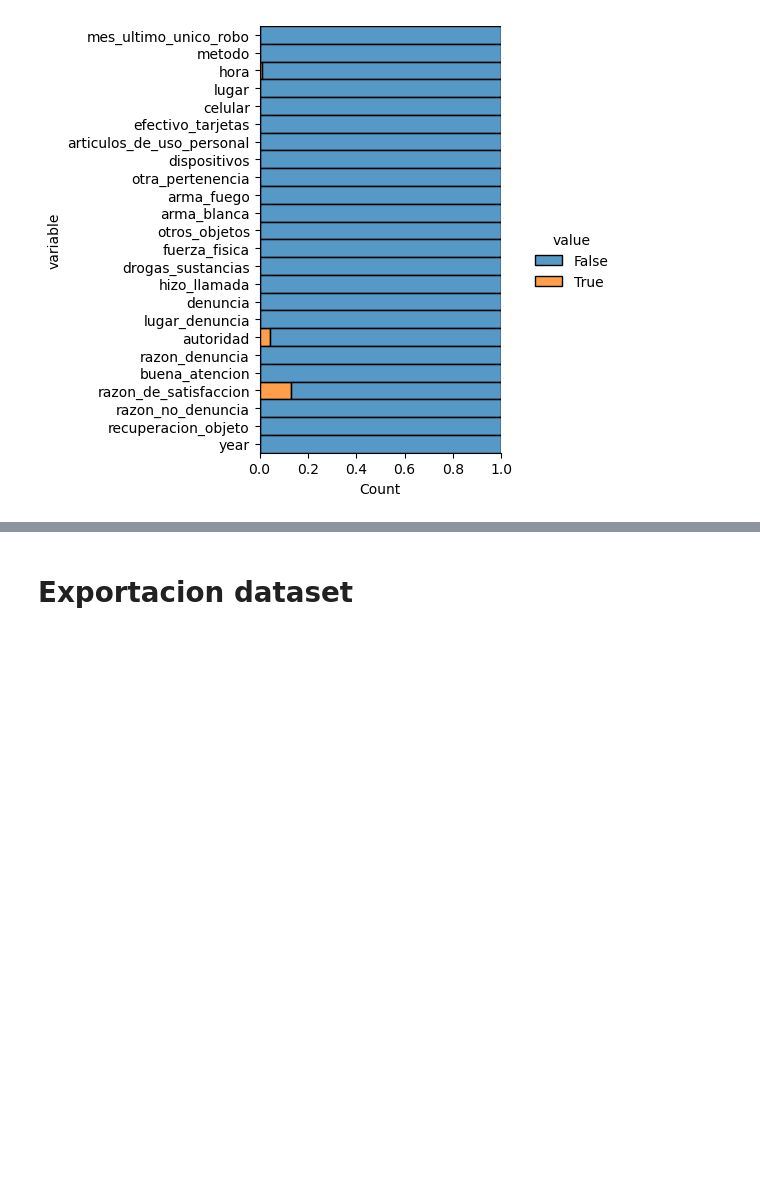
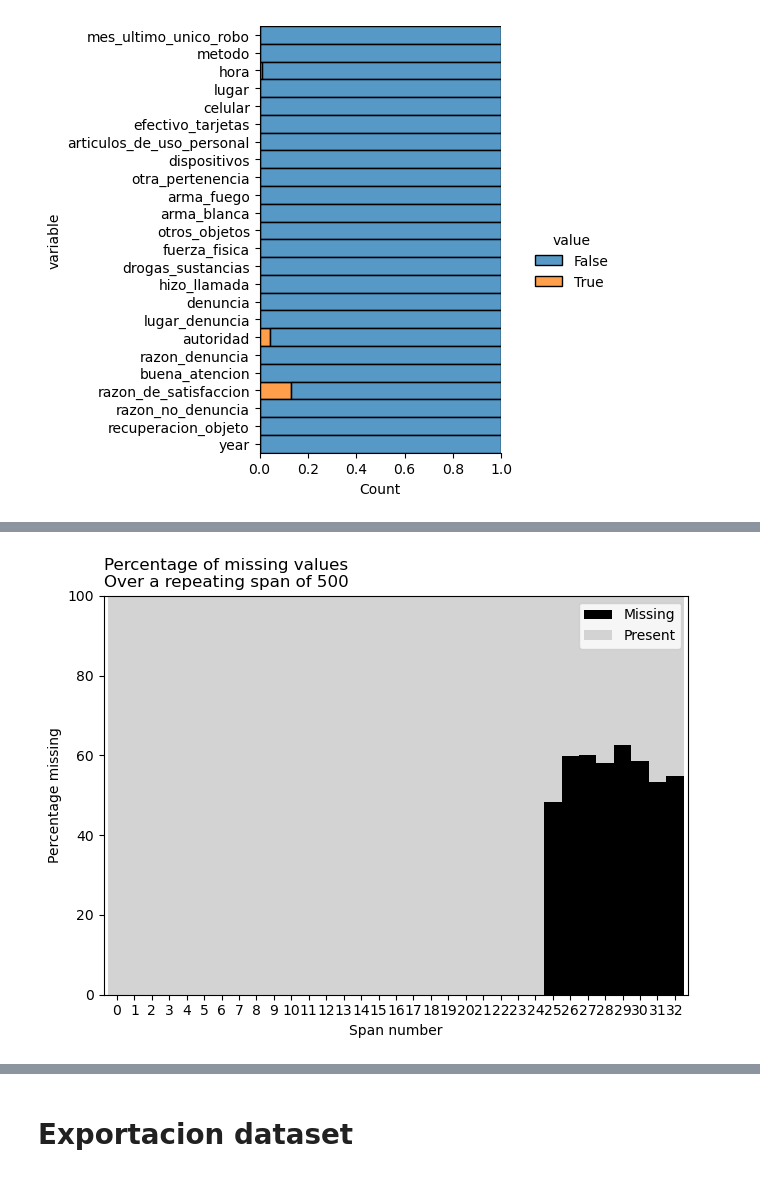
Before and after one commit to giraljv/hurtos_colombia, a Jupyter notebook: notebooks/0-1_nulls.ipynb, the cells around one changed output, grey strips where cells are left out. Saved outputs shown, nothing was run; the diff lists cells and outputs as text; code cells hidden in the pictures; blank space fills up the shorter version.

```diff
--- a/notebooks/0-1_nulls.ipynb
+++ b/notebooks/0-1_nulls.ipynb
@@ -331,0 +341,4 @@ for i in pre_final_df.columns:
+# %%
+pre_final_df.ms_tools.vis_variable_span_plot(variable='razon_de_satisfaccion',span_every=500)
+# %% [output]
+[figure, added]
```
Also changed, not shown: parts of 18 cells of this notebook, 1 other file.
